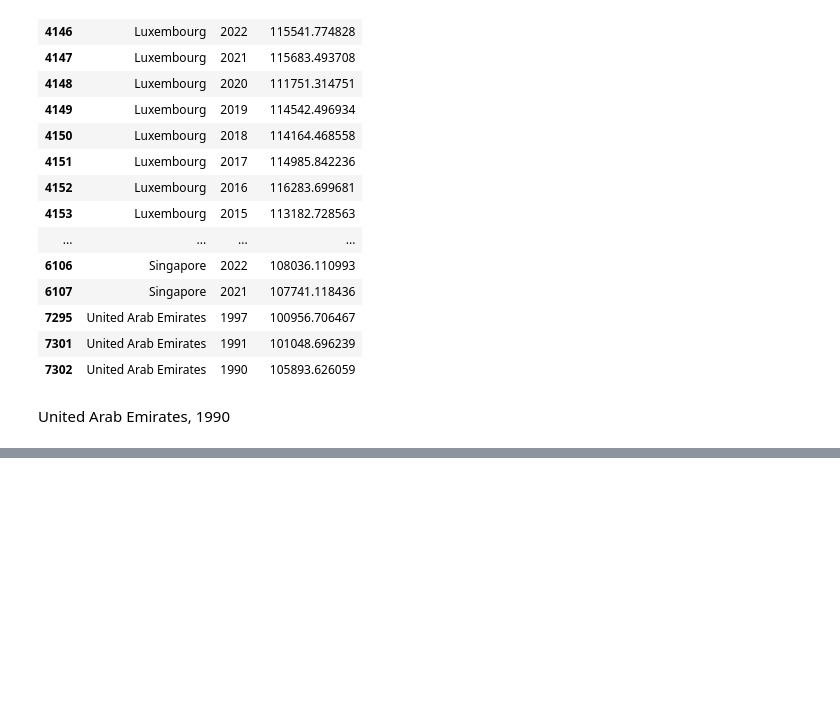
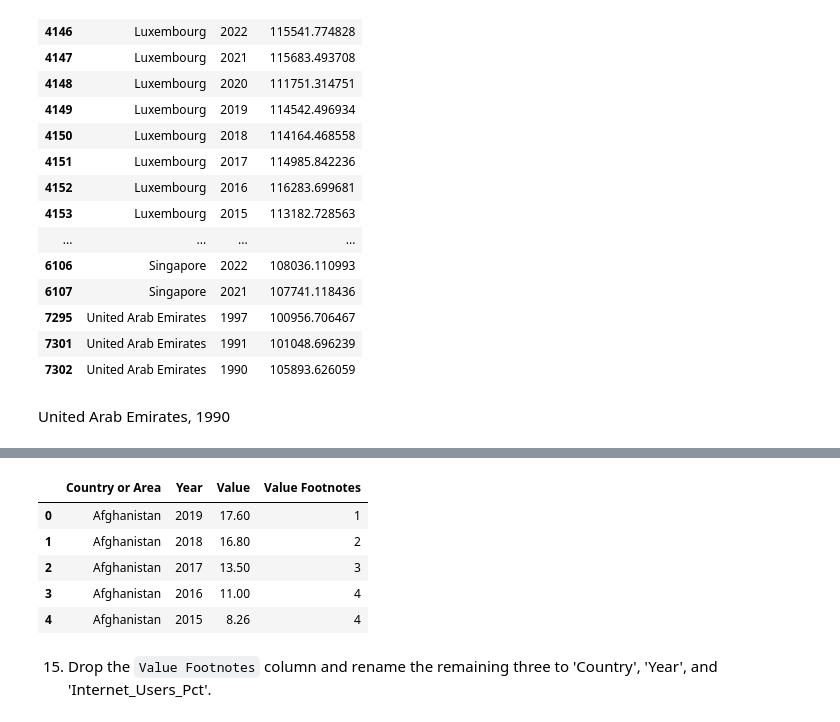
Before and after one commit to NSS-Data-Analytics-Cohort-12/un-python-ericahen, a Jupyter notebook: notebooks/un_project.ipynb, the cells around one changed output, grey strips where cells are left out. Saved outputs shown, nothing was run; the diff lists cells and outputs as text; code cells hidden in the pictures; blank space fills up the shorter version.

```diff
--- a/notebooks/un_project.ipynb
+++ b/notebooks/un_project.ipynb
@@ -188,0 +270,3 @@ United Arab Emirates, 1990
+# %%
+internet_df = pd.read_csv(r'C:\DA12\projects\un-python-ericahen\data\internet_use.csv',
+                                    on_bad_lines='skip')
@@ -188,0 +307,11 @@ United Arab Emirates, 1990
+# %%
+internet_df.head(5)
+# %% [output]
+|  | Country or Area | Year | Value | Value Footnotes |
+| 0 | Afghanistan | 2019 | 17.60 | 1 |
+| 1 | Afghanistan | 2018 | 16.80 | 2 |
+| 2 | Afghanistan | 2017 | 13.50 | 3 |
+| 3 | Afghanistan | 2016 | 11.00 | 4 |
+| 4 | Afghanistan | 2015 | 8.26 | 4 |
+# %% [markdown]
+15. Drop the `Value Footnotes` column and rename the remaining three to 'Country', 'Year', and 'Internet_Users_Pct'.
```
Also changed, not shown: parts of 27 cells of this notebook.
